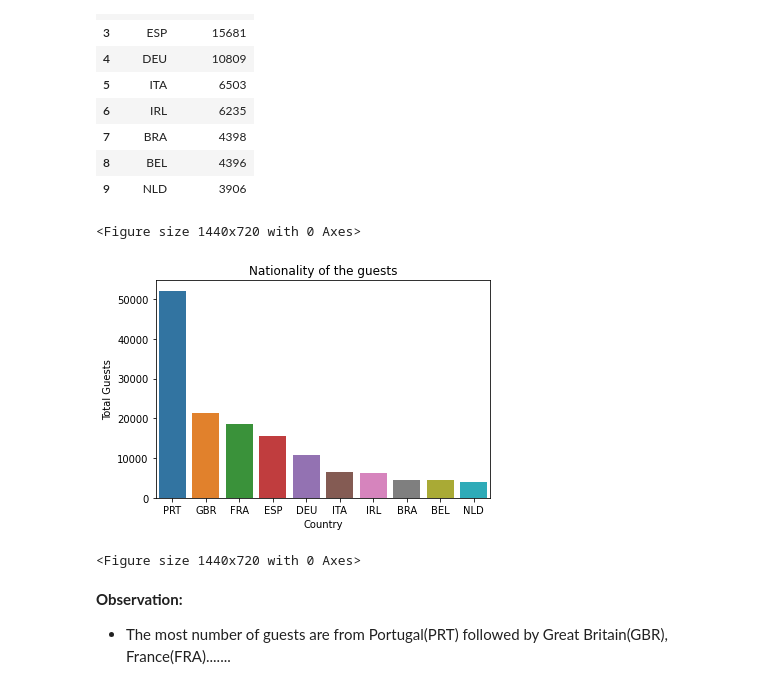
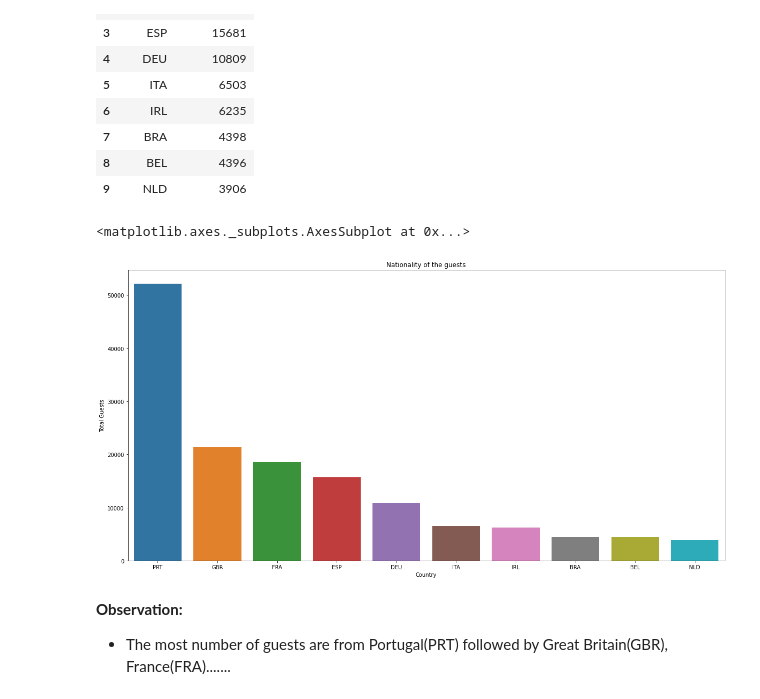
Before and after one commit to SabirAjmal10/Hotel-Booking-Analysis-EDA-Capstone-Project, a Jupyter notebook: Hotel_Booking_Analysis_Capstone_Project.ipynb, the cells around one changed output. Saved outputs shown, nothing was run; the diff lists cells and outputs as text; code cells hidden in the pictures.

```diff
--- a/Hotel_Booking_Analysis_Capstone_Project.ipynb
+++ b/Hotel_Booking_Analysis_Capstone_Project.ipynb
@@ -387,9 +381,9 @@ plt.figure(figsize = (20,10))
 #Nationality of guests #
 # %%
 #Finding the nationality of the maximum number of guests.
-df = df.groupby(["country"])["total_guests"].sum().sort_values(ascending = False)[:10]
-df= df.reset_index().rename(columns = {"country" : "Country", "total_guests" : "Total Guests"})
-df
+df_country = df.groupby(["country"])["total_guests"].sum().sort_values(ascending = False)[:10]
+df_country= df_country.reset_index().rename(columns = {"country" : "Country", "total_guests" : "Total Guests"})
+df_country
 # %% [output]
 |  | Country | Total Guests |
 | 0 | PRT | 52144 |
@@ -404,13 +398,12 @@ df
 | 9 | NLD | 3906 |
 # %%
 # Plotting the graph of the nationality table in order to drive the insights.
+plt.figure(figsize = (20,10));
 plt.title("Nationality of the guests")
-sns.barplot(x = "Country", y = 'Total Guests', data = df)
-plt.figure(figsize = (20,10))
+sns.barplot(x = "Country", y = 'Total Guests', data =df_country )
 # %% [output]
-<Figure size 1440x720 with 0 Axes>
+<matplotlib.axes._subplots.AxesSubplot at 0x...>
-[figure, old version]
+[figure, new version]
-<Figure size 1440x720 with 0 Axes>
 # %% [markdown]
 **Observation:**
 
```
Also changed, not shown: parts of 14 cells of this notebook.
